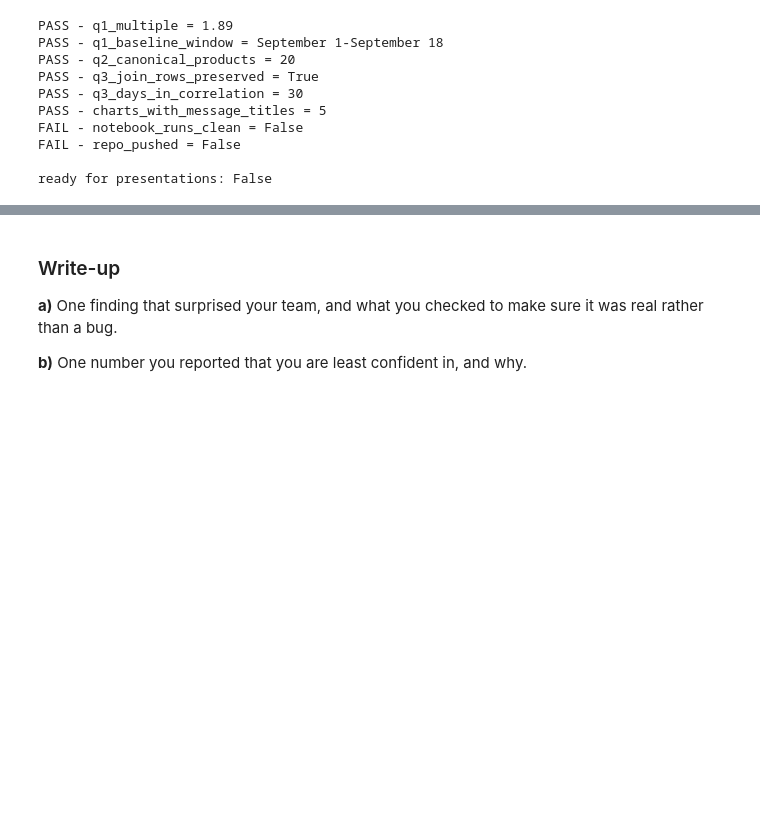
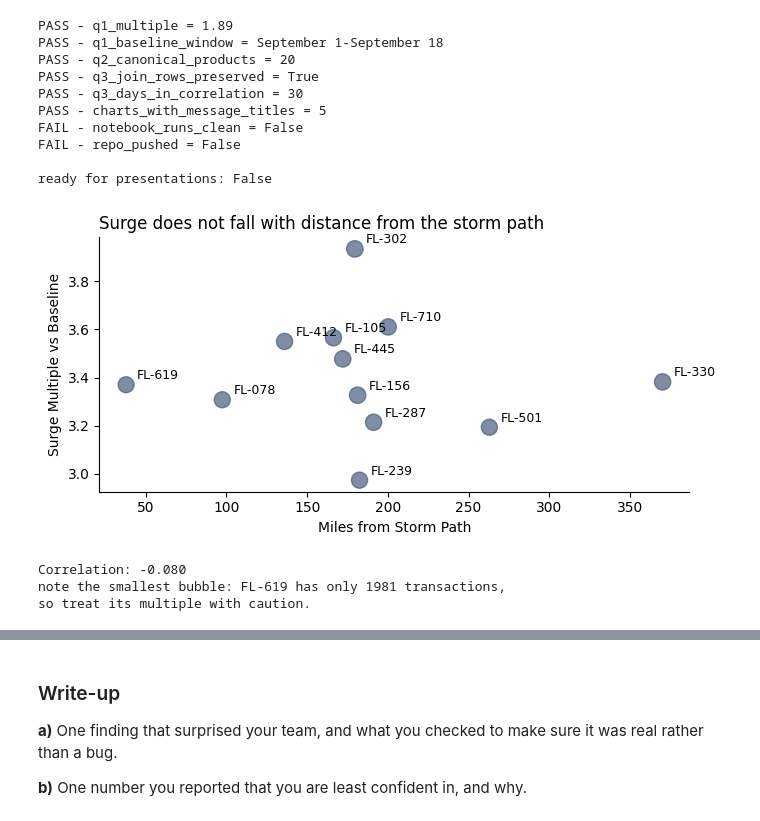
Before and after one commit to ahhill27/scratchpad, a Jupyter notebook: notebooks/06-midterm-walmart/2026-10-30 — Midterm Progress — Lab.ipynb, the cells around one changed output, grey strips where cells are left out. Cells and saved outputs as stored; diff of their text form; code cells hidden in the pictures; blank space fills up the shorter version.

```diff
--- a/notebooks/06-midterm-walmart/2026-10-30 — Midterm Progress — Lab.ipynb
+++ b/notebooks/06-midterm-walmart/2026-10-30 — Midterm Progress — Lab.ipynb
@@ -976,3 +976,62 @@ FAIL - notebook_runs_clean = False
 FAIL - repo_pushed = False
 
 ready for presentations: False
+# %%
+storm_lat, storm_lon = 30.0, -83.9   # approximate landfall point (FL Big Bend)
+
+store_daily = sales.pivot_table(index='date', columns='store_id', values='quantity', aggfunc='sum', fill_value=0)
+
+store_base = store_daily[store_daily.index < baseline_end].mean()
+store_base = store_base[store_base > 0]
+
+by_store_real = pd.DataFrame({
+    'surge_multiple': store_daily[store_base.index].max() / store_base,
+    'transactions': sales.groupby('store_id').size(),
+})
+coords = stores.set_index('store_id')[['latitude', 'longitude']].apply(to_number)
+store_names = stores.set_index('store_id')['store_name']
+by_store_real = by_store_real.join(store_names.rename('store_name'))
+if 'FL-619' in coords.index and coords.loc['FL-619'].isna().any():
+    coords.loc['FL-619'] = [30.4383, -84.2807]   # same Tallahassee fill as the weather cell
+by_store_real = by_store_real.join(coords).dropna()
+
+lat1, lon1 = np.radians(by_store_real['latitude']), np.radians(by_store_real['longitude'])
+lat2, lon2 = np.radians(storm_lat), np.radians(storm_lon)
+a = np.sin((lat2 - lat1) / 2) ** 2 + np.cos(lat1) * np.cos(lat2) * np.sin((lon2 - lon1) / 2) ** 2
+by_store_real['miles_from_path'] = 3958.8 * 2 * np.arcsin(np.sqrt(a))
+by_store_real = by_store_real.rename_axis('store_id').reset_index()
+
+trend = by_store_real['miles_from_path'].corr(by_store_real['surge_multiple'])
+fig, ax = plt.subplots(figsize=(7, 3.5))
+s=by_store_real['transactions']/15
+ax.scatter(by_store_real['miles_from_path'], by_store_real['surge_multiple'],
+           s=sizes, alpha=0.7, color='#4a5d7e')
+for row in by_store_real.itertuples():
+    ax.annotate(row.store_id, (row.miles_from_path, row.surge_multiple),
+                textcoords='offset points', xytext=(8, 4), fontsize=9)
+
+ax.set_title(f'Surge {"falls" if trend < -.5 else "does not fall"} with distance from the storm path', loc='left', fontsize=12)
+ax.set_xlabel('Miles from Storm Path')
+ax.set_ylabel('Surge Multiple vs Baseline')
+for spine in ('top', 'right'):
+    ax.spines[spine].set_visible(False)
+plt.tight_layout()
+plt.show()
+
+trend = by_store_real['miles_from_path'].corr(by_store_real['surge_multiple'])
+print(f"Correlation: {trend:.3f}")
+
+smallest = by_store_real.nsmallest(1, 'transactions').iloc[0]
+print(f'note the smallest bubble: {smallest.store_id} has only {int(smallest.transactions)} transactions,')
+print('so treat its multiple with caution.')
+display(
+    by_store_real.sort_values('miles_from_path')[
+        ['store_name', 'store_id', 'surge_multiple', 'transactions',
+         'latitude', 'longitude', 'miles_from_path']
+    ].round(2)
+)
+# %% [output]
+[figure, added]
+Correlation: -0.080
+note the smallest bubble: FL-619 has only 1981 transactions,
+so treat its multiple with caution.
```
Also changed, not shown: parts of 1 cell of this notebook.
